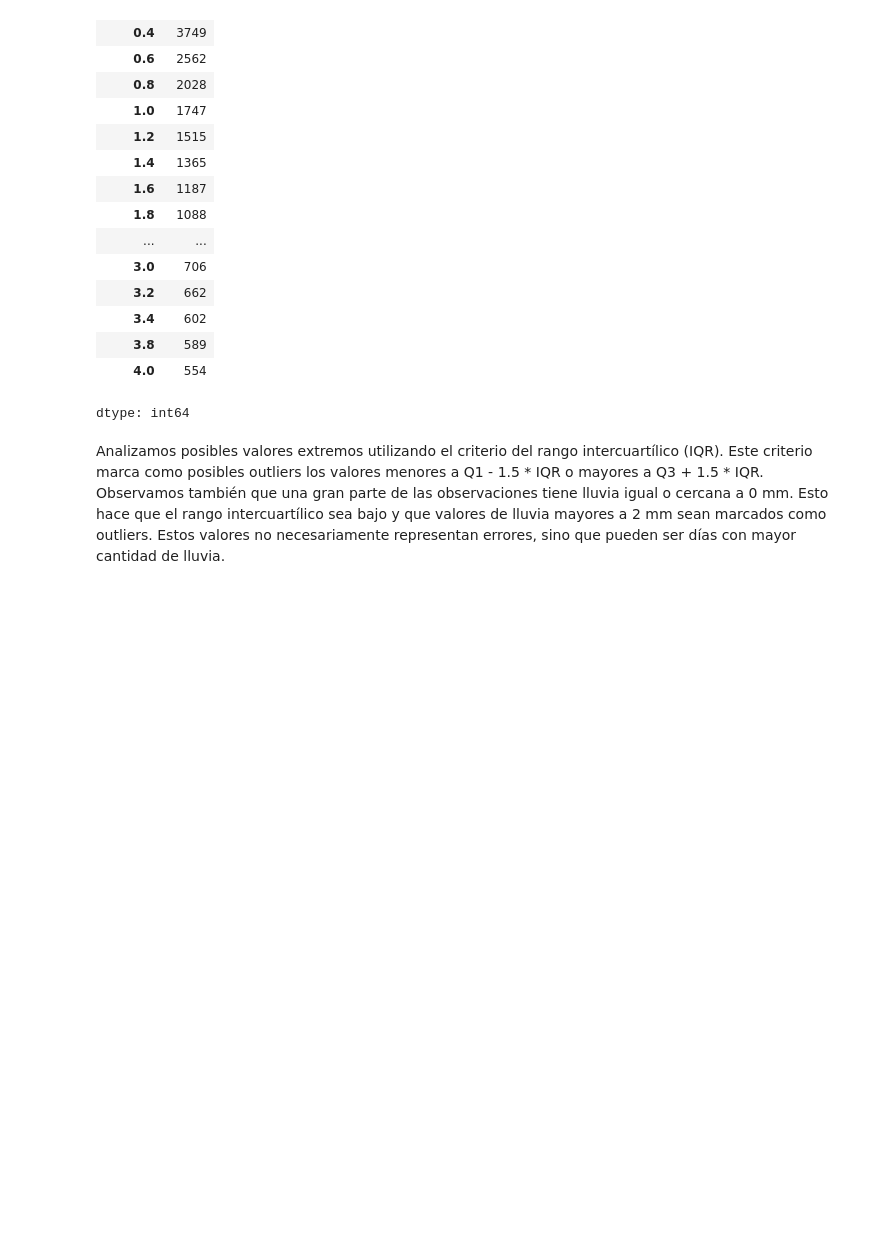
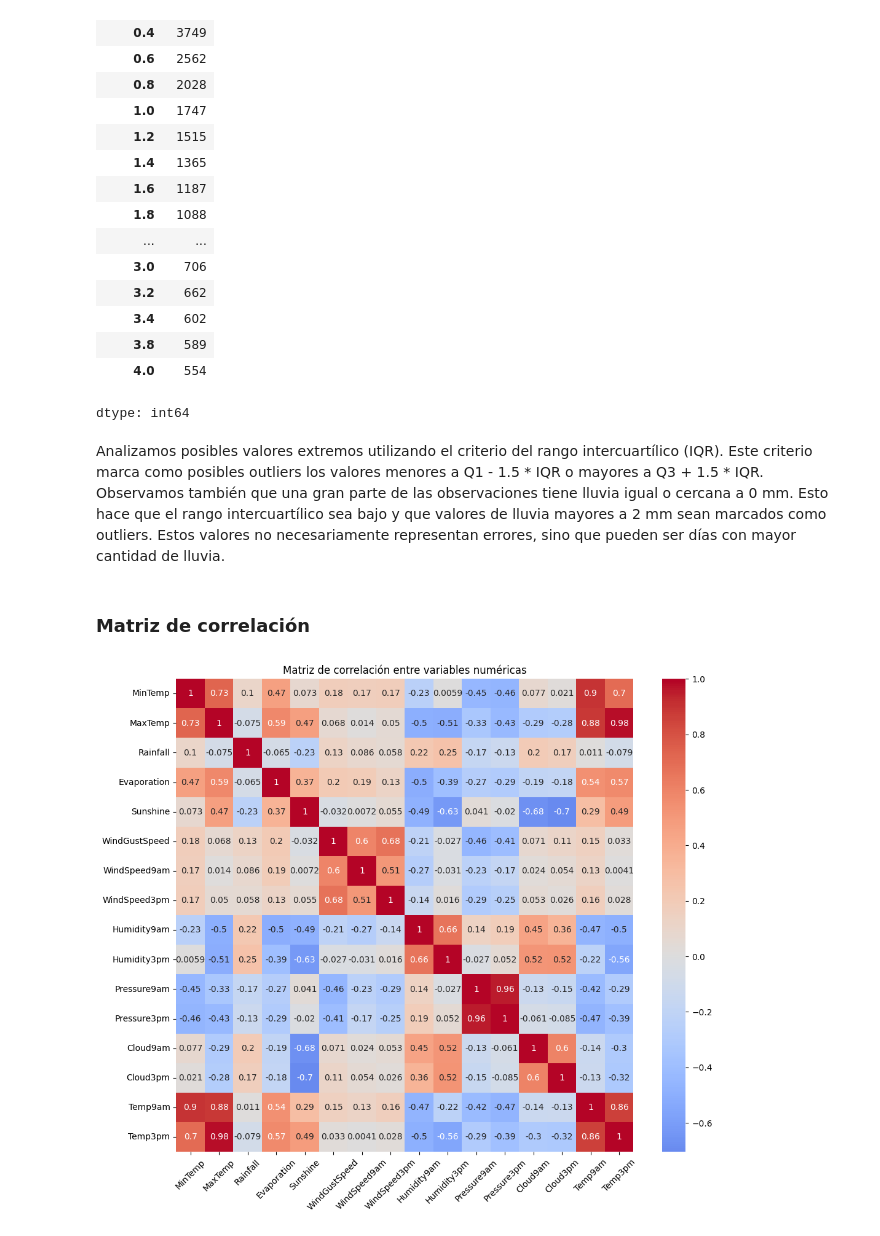
Before and after one commit to ZahirJacob/AA1-TUIA-Dimenna-Jacob-Taborda, a Jupyter notebook: TP_clasificacion_AA1.ipynb, the cells around one changed output. Drawn from its saved outputs; the diff is of its cells as text; code cells hidden in the pictures; blank space fills up the shorter version.

```diff
--- a/TP_clasificacion_AA1.ipynb
+++ b/TP_clasificacion_AA1.ipynb
@@ -383,3 +383,16 @@ df["Rainfall"].value_counts().head(20)
 dtype: int64
 # %% [markdown]
 Analizamos posibles valores extremos utilizando el criterio del rango intercuartílico (IQR). Este criterio marca como posibles outliers los valores menores a Q1 - 1.5 * IQR o mayores a Q3 + 1.5 * IQR. Observamos también que una gran parte de las observaciones tiene lluvia igual o cercana a 0 mm. Esto hace que el rango intercuartílico sea bajo y que valores de lluvia mayores a 2 mm sean marcados como outliers. Estos valores no necesariamente representan errores, sino que pueden ser días con mayor cantidad de lluvia.
+# %% [markdown]
+### Matriz de correlación
+# %%
+# calculamos la matriz de correlación entre variables numéricas
+correlacion = df[columnas_numericas].corr()
+
+plt.figure(figsize=(12, 10))
+sns.heatmap(correlacion, cmap="coolwarm", center=0, annot=True)
+plt.title("Matriz de correlación entre variables numéricas")
+plt.xticks(rotation=45)
+plt.show()
+# %% [output]
+[figure, added]
```
Also changed, not shown: parts of 13 cells of this notebook.
